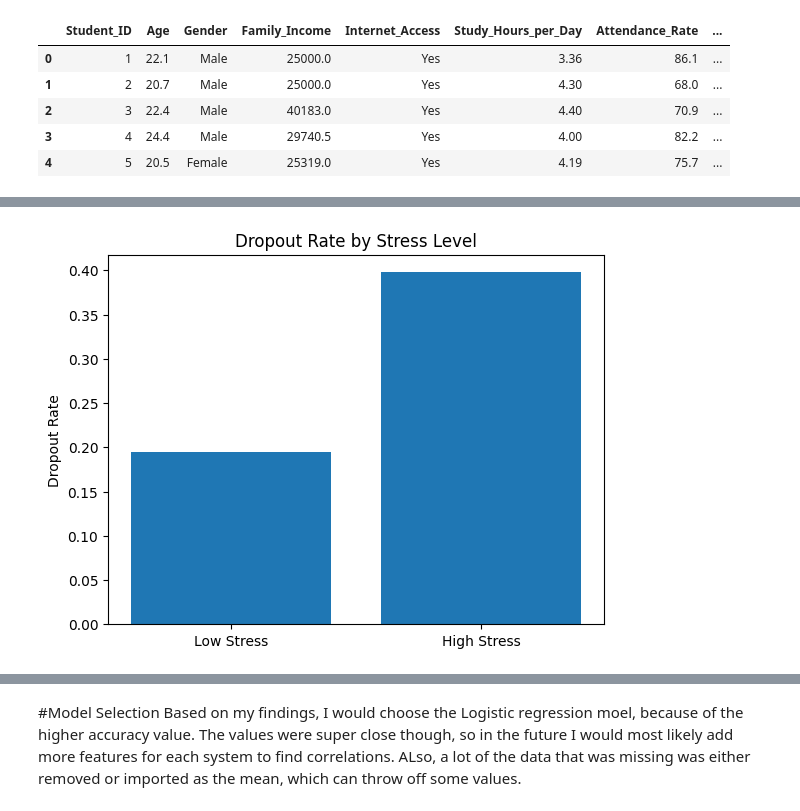
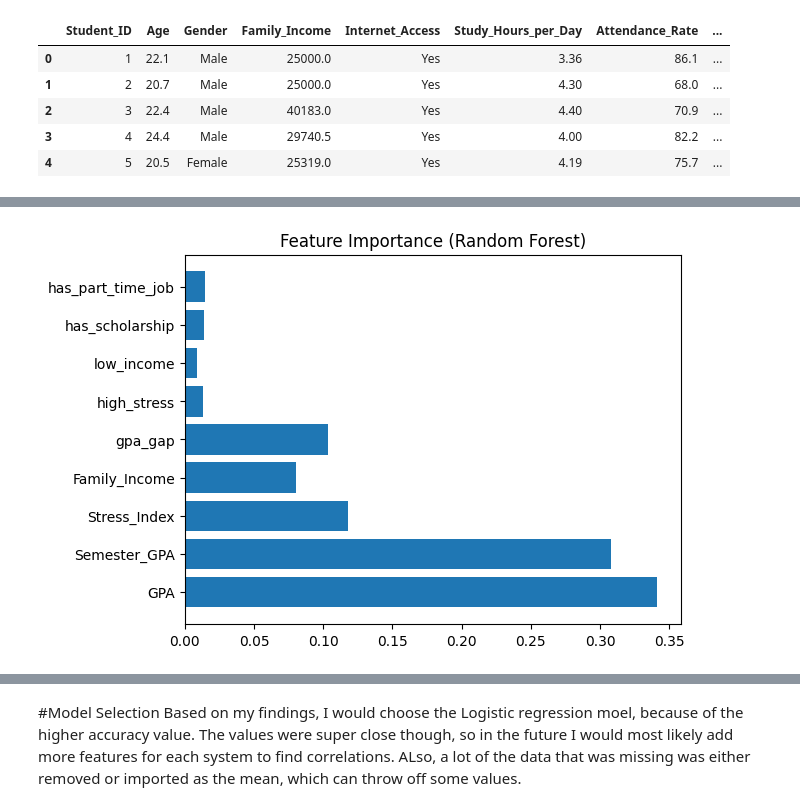
Before and after one commit to kgmad2/myfinalproject, a Jupyter notebook: final_project_draft.ipynb, the cells around one changed output, grey strips where cells are left out. Cells and saved outputs as stored; diff of their text form; code cells hidden in the pictures.

```diff
--- a/final_project_draft.ipynb
+++ b/final_project_draft.ipynb
@@ -134,0 +175,27 @@ X_test = X_test.fillna(X_train.median(numeric_only=True))
+# %%
+rf = RandomForestClassifier(random_state=42)
+
+param_grid_rf = {
+    'n_estimators': [100, 200],
+    'max_depth': [None, 10, 20],
+    'min_samples_split': [2, 5],
+    'min_samples_leaf': [1, 2]
+}
+
+grid_rf = GridSearchCV(
+    rf,
+    param_grid_rf,
+    cv=5,
+    scoring='accuracy',
+    n_jobs=-1
+)
+
+grid_rf.fit(X_train, y_train)
+
+best_rf = grid_rf.best_estimator_
+
+y_pred_rf = best_rf.predict(X_test)
+
+print("Best RF Params:", grid_rf.best_params_)
+print("RF Accuracy:", accuracy_score(y_test, y_pred_rf))
+print(classification_report(y_test, y_pred_rf))
@@ -177,8 +313,9 @@ plt.show()
 # %%
+importances = best_rf.feature_importances_
+
 plt.figure()
-plt.bar(['Low Stress', 'High Stress'], stress_rate.values)
-plt.title("Dropout Rate by Stress Level")
-plt.ylabel("Dropout Rate")
+plt.barh(features, importances)
+plt.title("Feature Importance (Random Forest)")
 plt.show()
 # %% [output]
-[figure, old version]
+[figure, new version]
```
Also changed, not shown: parts of 26 cells of this notebook.
